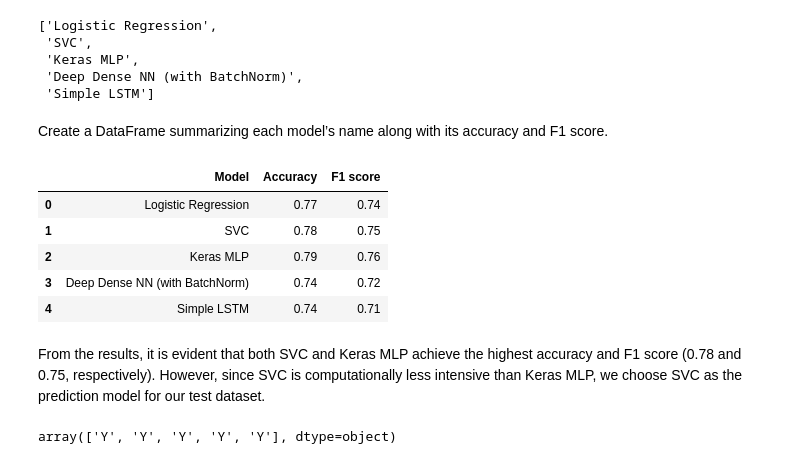
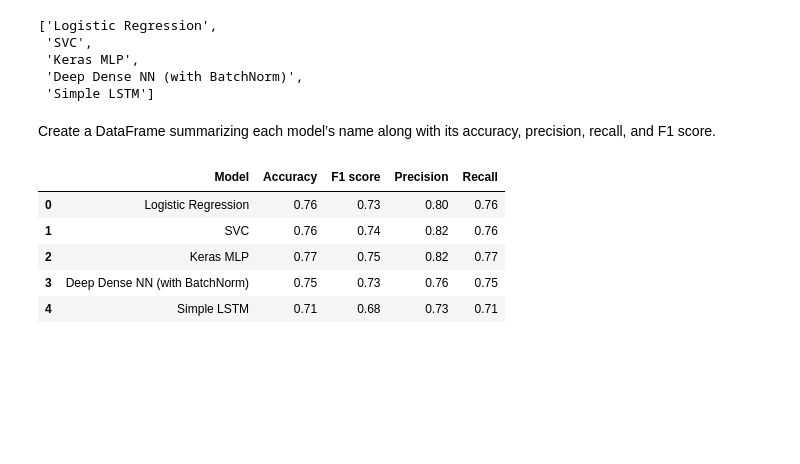
Before and after one commit to sidnair2000/loan_prediction_model, a Jupyter notebook: Main.ipynb, the cells around one changed output. Cells and saved outputs as stored; diff of their text form; code cells hidden in the pictures; blank space fills up the shorter version.

```diff
--- a/Main.ipynb
+++ b/Main.ipynb
@@ -368,8 +290,10 @@ svc=SVC()
 svc.fit(x_train,y_train)
 y_hat=svc.predict(x_val)
 # %%
-accuracy.append(np.round(accuracy_score(y_val,y_hat),2))
-f1.append(np.round(f1_score(y_val,y_hat,average='weighted'),2))
+accuracy.append(np.round(accuracy_score(y_val, y_hat), 2))
+f1.append(np.round(f1_score(y_val, y_hat, average='weighted'), 2))
+precision.append(np.round(precision_score(y_val, y_hat, average='weighted'), 2))
+recall.append(np.round(recall_score(y_val, y_hat, average='weighted'), 2))
 model.append('SVC')
 # %%
 sns.heatmap(confusion_matrix(y_val,y_hat),annot=True,fmt='.0f')
@@ -404,6 +331,8 @@ y_hat = (y_pred_probs > 0.5).astype("int32").flatten()
 
 accuracy.append(np.round(accuracy_score(y_val_nn, y_hat), 2))
 f1.append(np.round(f1_score(y_val_nn, y_hat, average='weighted'), 2))
+precision.append(np.round(precision_score(y_val_nn, y_hat, average='weighted'), 2))
+recall.append(np.round(recall_score(y_val_nn, y_hat, average='weighted'), 2))
 model.append('Keras MLP')
 # %% [output]
 Epoch 1/20
@@ -449,6 +381,8 @@ y_hat = (y_pred_probs > 0.5).astype("int32").flatten()
 
 accuracy.append(np.round(accuracy_score(y_val_nn, y_hat), 2))
 f1.append(np.round(f1_score(y_val_nn, y_hat, average='weighted'), 2))
+precision.append(np.round(precision_score(y_val_nn, y_hat, average='weighted'), 2))
+recall.append(np.round(recall_score(y_val_nn, y_hat, average='weighted'), 2))
 model.append('Deep Dense NN (with BatchNorm)')
 # %% [output]
 Epoch 1/30
@@ -493,6 +430,8 @@ y_hat = (y_pred_probs > 0.5).astype("int32").flatten()
 
 accuracy.append(np.round(accuracy_score(y_val_nn, y_hat), 2))
 f1.append(np.round(f1_score(y_val_nn, y_hat, average='weighted'), 2))
+precision.append(np.round(precision_score(y_val_nn, y_hat, average='weighted'), 2))
+recall.append(np.round(recall_score(y_val_nn, y_hat, average='weighted'), 2))
 model.append('Simple LSTM')
 # %% [output]
 Epoch 1/20
@@ -528,23 +470,20 @@ model
  'Deep Dense NN (with BatchNorm)',
  'Simple LSTM']
 # %% [markdown]
-Create a DataFrame summarizing each model’s name along with its accuracy and F1 score.
+Create a DataFrame summarizing each model’s name along with its accuracy, precision, recall, and F1 score.
 # %%
-output=pd.DataFrame({'Model':model,
-                    'Accuracy':accuracy,
-                    'F1 score':f1})
+output = pd.DataFrame({
+    'Model': model,
+    'Accuracy': accuracy,
+    'F1 score': f1,
+    'Precision': precision,
+    'Recall': recall
+})
 output
 # %% [output]
-|  | Model | Accuracy | F1 score |
-| 0 | Logistic Regression | 0.77 | 0.74 |
-| 1 | SVC | 0.78 | 0.75 |
-| 2 | Keras MLP | 0.79 | 0.76 |
-| 3 | Deep Dense NN (with BatchNorm) | 0.74 | 0.72 |
-| 4 | Simple LSTM | 0.74 | 0.71 |
+|  | Model | Accuracy | F1 score | Precision | Recall |
+| 0 | Logistic Regression | 0.76 | 0.73 | 0.80 | 0.76 |
+| 1 | SVC | 0.76 | 0.74 | 0.82 | 0.76 |
+| 2 | Keras MLP | 0.77 | 0.75 | 0.82 | 0.77 |
+| 3 | Deep Dense NN (with BatchNorm) | 0.75 | 0.73 | 0.76 | 0.75 |
+| 4 | Simple LSTM | 0.71 | 0.68 | 0.73 | 0.71 |
-# %% [markdown]
-From the results, it is evident that both SVC and Keras MLP achieve the highest accuracy and F1 score (0.78 and 0.75, respectively). However, since SVC is computationally less intensive than Keras MLP, we choose SVC as the prediction model for our test dataset.
-# %%
-y_pred=svc.predict(df_test_norm)
-y_pred[0:5]
-# %% [output]
-array(['Y', 'Y', 'Y', 'Y', 'Y'], dtype=object)
```
Also changed, not shown: parts of 91 cells of this notebook.
